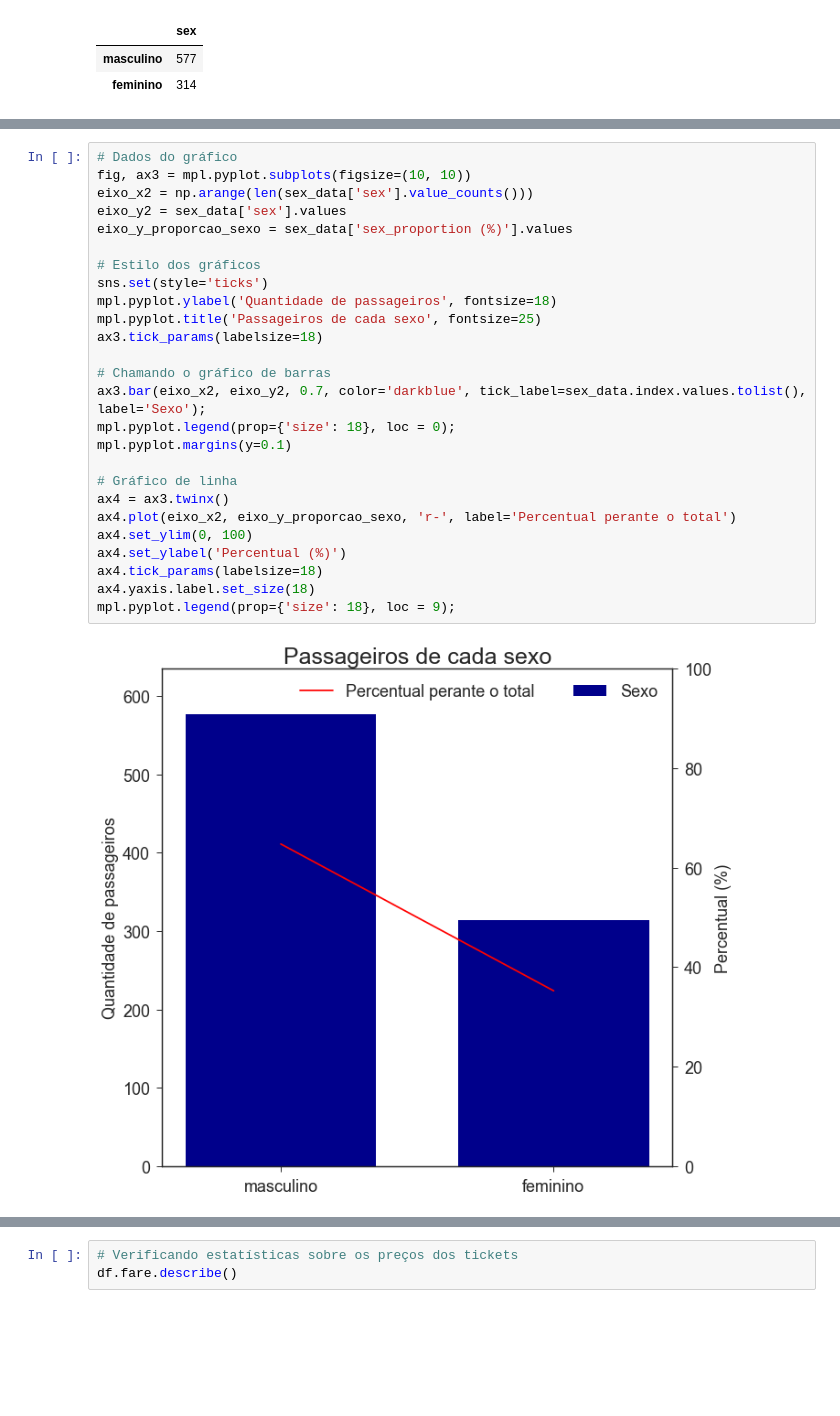
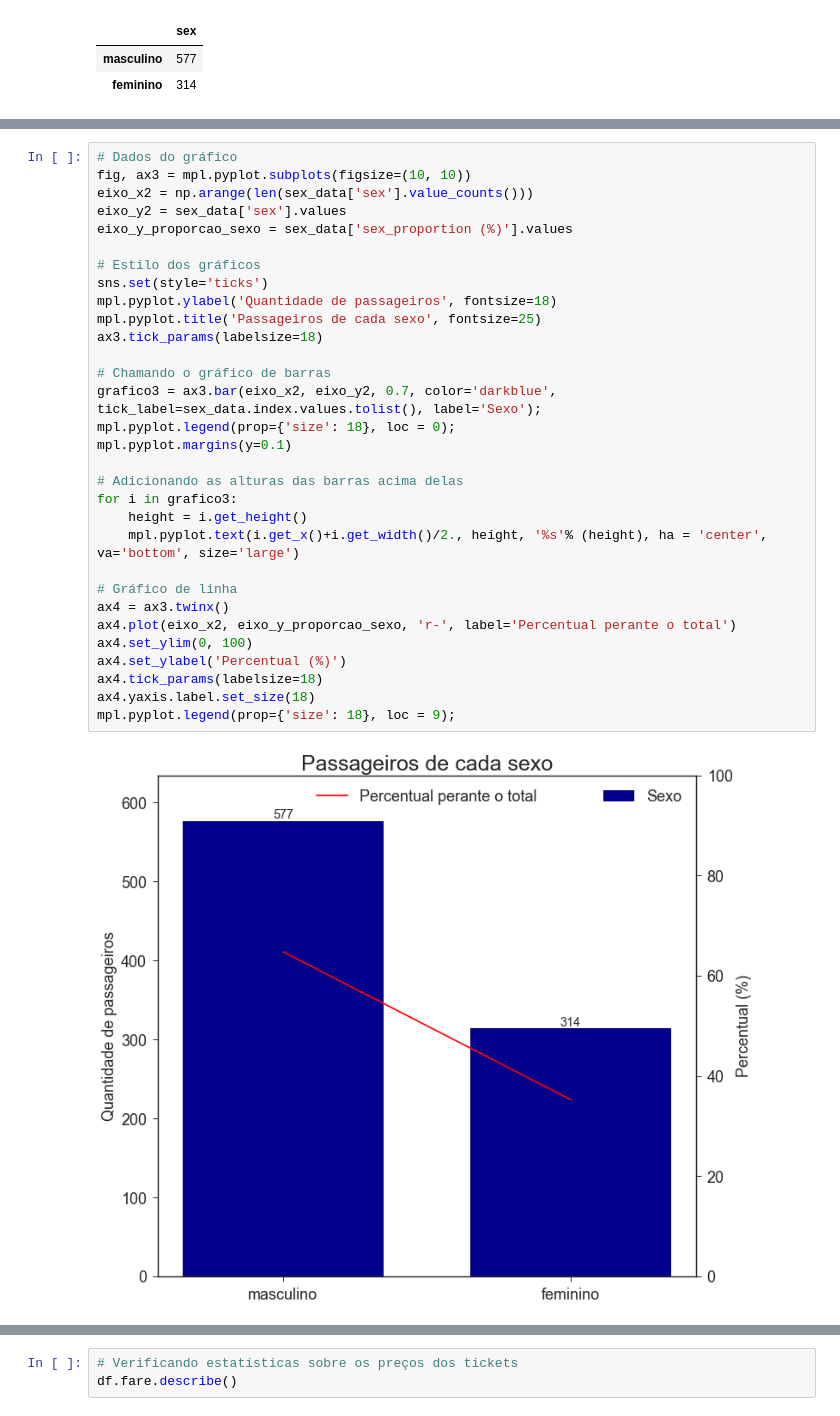
Before and after one commit to pedrohasantiago/udacity-titanic, a Jupyter notebook: analysis-report.ipynb, the cells around one changed output, grey strips where cells are left out. Drawn from its saved outputs; the diff is of its cells as text; blank space fills up the shorter version.

```diff
--- a/analysis-report.ipynb
+++ b/analysis-report.ipynb
@@ -457,28 +473,33 @@ Para finalmente responder à pergunta, pordemos criar um gráfico que exiba os n
 # %%
 # Dados do gráfico
 fig, ax3 = mpl.pyplot.subplots(figsize=(10, 10))
 eixo_x2 = np.arange(len(sex_data['sex'].value_counts()))
 eixo_y2 = sex_data['sex'].values
 eixo_y_proporcao_sexo = sex_data['sex_proportion (%)'].values
 
 # Estilo dos gráficos
 sns.set(style='ticks')
 mpl.pyplot.ylabel('Quantidade de passageiros', fontsize=18)
 mpl.pyplot.title('Passageiros de cada sexo', fontsize=25)
 ax3.tick_params(labelsize=18)
 
 # Chamando o gráfico de barras
-ax3.bar(eixo_x2, eixo_y2, 0.7, color='darkblue', tick_label=sex_data.index.values.tolist(), label='Sexo');
+grafico3 = ax3.bar(eixo_x2, eixo_y2, 0.7, color='darkblue', tick_label=sex_data.index.values.tolist(), label='Sexo');
 mpl.pyplot.legend(prop={'size': 18}, loc = 0);
 mpl.pyplot.margins(y=0.1)
+
+# Adicionando as alturas das barras acima delas
+for i in grafico3:
+    height = i.get_height()
+    mpl.pyplot.text(i.get_x()+i.get_width()/2., height, '%s'% (height), ha = 'center', va='bottom', size='large')
 
 # Gráfico de linha
 ax4 = ax3.twinx()
 ax4.plot(eixo_x2, eixo_y_proporcao_sexo, 'r-', label='Percentual perante o total')
 ax4.set_ylim(0, 100)
 ax4.set_ylabel('Percentual (%)')
 ax4.tick_params(labelsize=18)
 ax4.yaxis.label.set_size(18)
 mpl.pyplot.legend(prop={'size': 18}, loc = 9);
 # %% [output]
-[figure, old version]
+[figure, new version]
```
Also changed, not shown: parts of 46 cells of this notebook, 1 other file.
